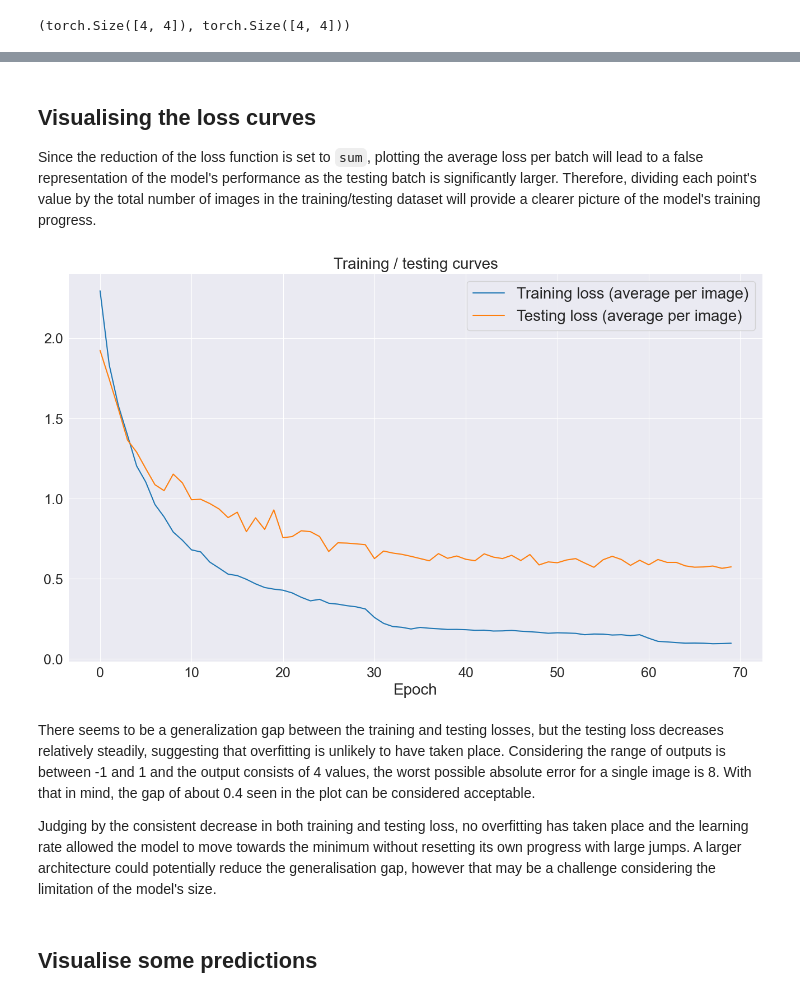
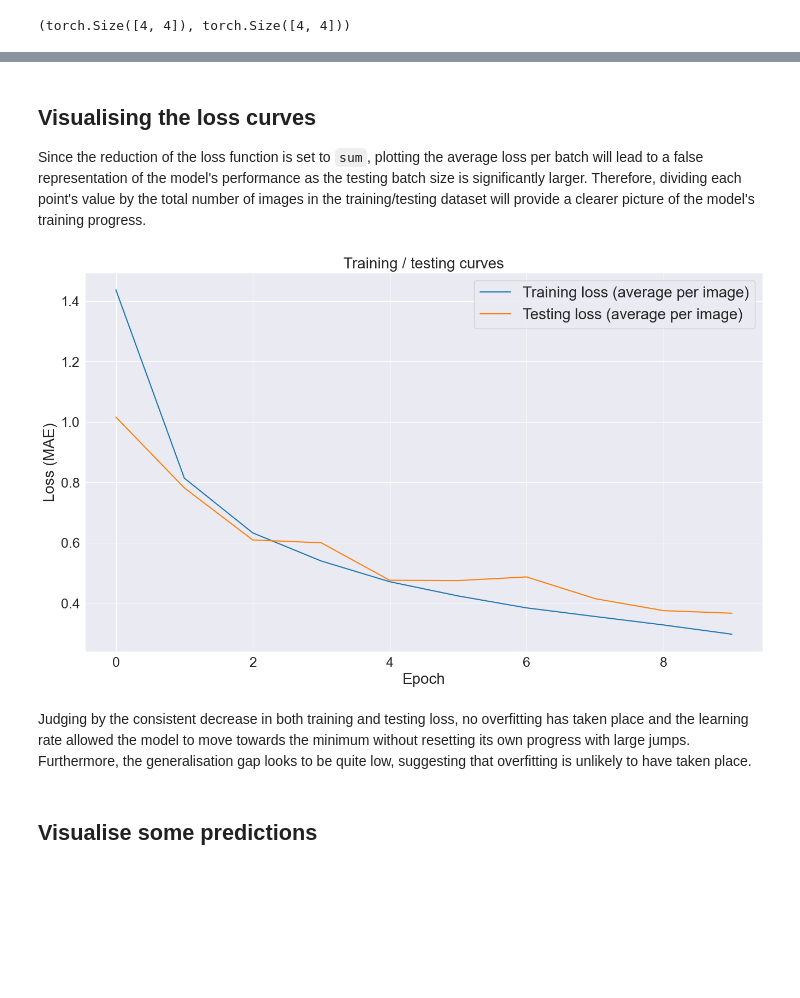
Before and after one commit to dont-text-me/PADL-assessment, a Jupyter notebook: padl.ipynb, the cells around one changed output, grey strips where cells are left out. Saved outputs shown, nothing was run; the diff lists cells and outputs as text; code cells hidden in the pictures; blank space fills up the shorter version.

```diff
--- a/padl.ipynb
+++ b/padl.ipynb
@@ -749,7 +767,7 @@ transform = v2.Compose(
     ]
 )
 train_indices, test_indices = train_test_split(
-    range(1000),  # image names are just numbers so a range is fine here
+    range(10000),  # image names are just numbers so a range is fine here
     train_size=0.9,
 )  # Train on more data than the usual 80% to better prepare the model for the testing set
 train_sampler = SubsetRandomSampler(train_indices)
@@ -758,8 +776,8 @@ test_sampler = SubsetRandomSampler(test_indices)
 dataset = ClocksDataset("train", transform)
 train_loader = DataLoader(dataset, sampler=train_sampler, batch_size=4)
 test_loader = DataLoader(
-    dataset, sampler=test_sampler, batch_size=len(test_indices)
-)  # No need to batch the test data, process the whole set at once
+    dataset, sampler=test_sampler, batch_size=100
+)  # Use larger batches for faster processing
 # %% [markdown]
 Visualise some training data
 # %%
@@ -933,8 +953,7 @@ Since the model is solving a regression task, it makes sense to define the loss
 # %%
 clock_loss = torch.nn.L1Loss(reduction="sum")
 clock_optimizer = torch.optim.Adam(model.parameters(), lr=1e-4)
-scheduler = torch.optim.lr_scheduler.StepLR(clock_optimizer, step_size=30, gamma=0.5)
-num_epochs = 70
+num_epochs = 10
 model.train()
 train_losses = []
 test_losses = []
@@ -949,17 +968,19 @@ for epoch in range(num_epochs):
         loss.backward()
         clock_optimizer.step()
         total_loss += loss
-    scheduler.step()
     print("Total training loss over epoch {}: {:.2f}".format(epoch + 1, total_loss))
     train_losses.append(total_loss.item())
     model.eval()
-    imgs, labels, _ = next(iter(test_loader))
-    output = model(imgs.to(DEVICE))
-    test_loss = clock_loss(output, labels.to(DEVICE))
-    print(f"Test loss over epoch {epoch + 1}: {round(test_loss.item(), 3)}")
-    if test_loss.item() < best_test_loss:
-        best_test_loss = test_loss.item()
+    total_test_loss = 0
+    for i, (test_images, test_labels, _) in enumerate(test_loader):
+        with torch.no_grad():
+            output = model(test_images.to(DEVICE))
+        test_loss = clock_loss(output, test_labels.to(DEVICE))
+        total_test_loss += test_loss
+    print(f"Test loss over epoch {epoch + 1}: {round(total_test_loss.item(), 3)}")
+    if total_test_loss.item() < best_test_loss:
+        best_test_loss = total_test_loss.item()
         print("New best - storing weights...")
         torch.save(model.state_dict(), "q5-checkpoint-best-loss.pt")
-    test_losses.append(test_loss.item())
+    test_losses.append(total_test_loss.item())
 # %% [output]
@@ -983,29 +1004,31 @@ Test loss over epoch 70: 57.347
 # %% [markdown]
 ## Visualising the loss curves
-Since the reduction of the loss function is set to `sum`, plotting the average loss per batch will lead to a false representation of the model's performance as the testing batch is significantly larger. Therefore, dividing each point's value by the total number of images in the training/testing dataset will provide a clearer picture of the model's training progress.
+Since the reduction of the loss function is set to `sum`, plotting the average loss per batch will lead to a false representation of the model's performance as the testing batch size is significantly larger. Therefore, dividing each point's value by the total number of images in the training/testing dataset will provide a clearer picture of the model's training progress.
 # %%
 import numpy as np
 
 _, ax = plt.subplots(figsize=(16, 9))
 ax.plot(
-    np.array(train_losses) / (4 * (len(train_loader))),
+    np.array(train_losses)
+    / (
+        4 * (len(train_loader))
+    ),  # The array contains losses over the *entire* dataset at each epoch, divide by batch size x number of batches
     label="Training loss (average per image)",
 )
 ax.plot(
-    np.array(test_losses) / len(next(iter(test_loader))[0]),
+    np.array(test_losses) / (100 * len(test_loader)),
     label="Testing loss (average per image)",
 )
 ax.tick_params(axis="both", which="major", labelsize=18)
 ax.set_xlabel("Epoch", fontsize=20)
+ax.set_ylabel("Loss (MAE)", fontsize=20)
 ax.set_title("Training / testing curves", fontsize=20)
 _ = ax.legend(fontsize=20)
 # plt.savefig('q5-training-plot.png')
 # %% [output]
-[figure, old version]
+[figure, new version]
 # %% [markdown]
-There seems to be a generalization gap between the training and testing losses, but the testing loss decreases relatively steadily, suggesting that overfitting is unlikely to have taken place. Considering the range of outputs is between -1 and 1 and the output consists of 4 values, the worst possible absolute error for a single image is 8. With that in mind, the gap of about 0.4 seen in the plot can be considered acceptable.
-
-Judging by the consistent decrease in both training and testing loss, no overfitting has taken place and the learning rate allowed the model to move towards the minimum without resetting its own progress with large jumps. A larger architecture could potentially reduce the generalisation gap, however that may be a challenge considering the limitation of the model's size.
+Judging by the consistent decrease in both training and testing loss, no overfitting has taken place and the learning rate allowed the model to move towards the minimum without resetting its own progress with large jumps. Furthermore, the generalisation gap looks to be quite low, suggesting that overfitting is unlikely to have taken place.
 # %% [markdown]
 ## Visualise some predictions
 # %%
```
Also changed, not shown: parts of 16 cells of this notebook.
